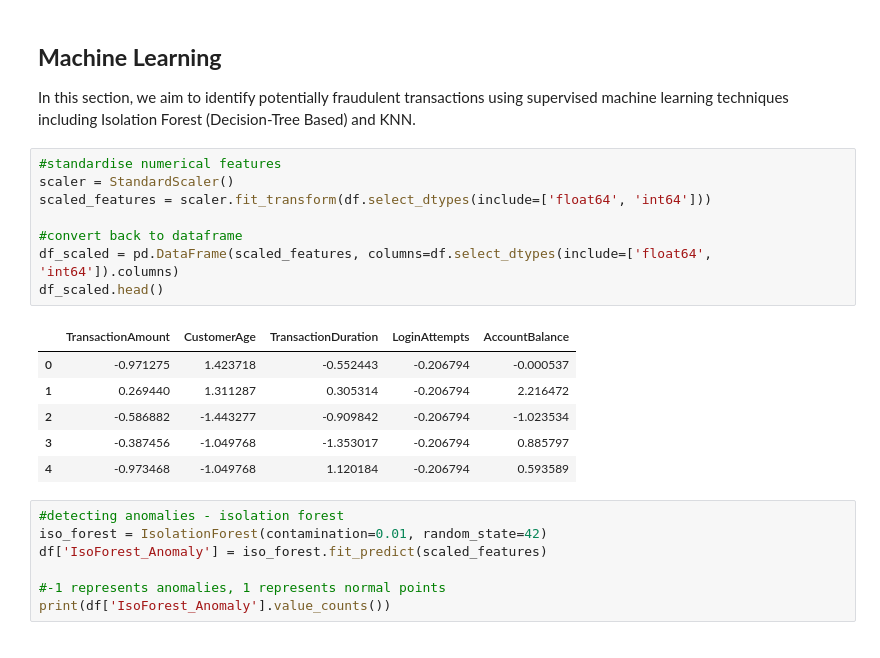
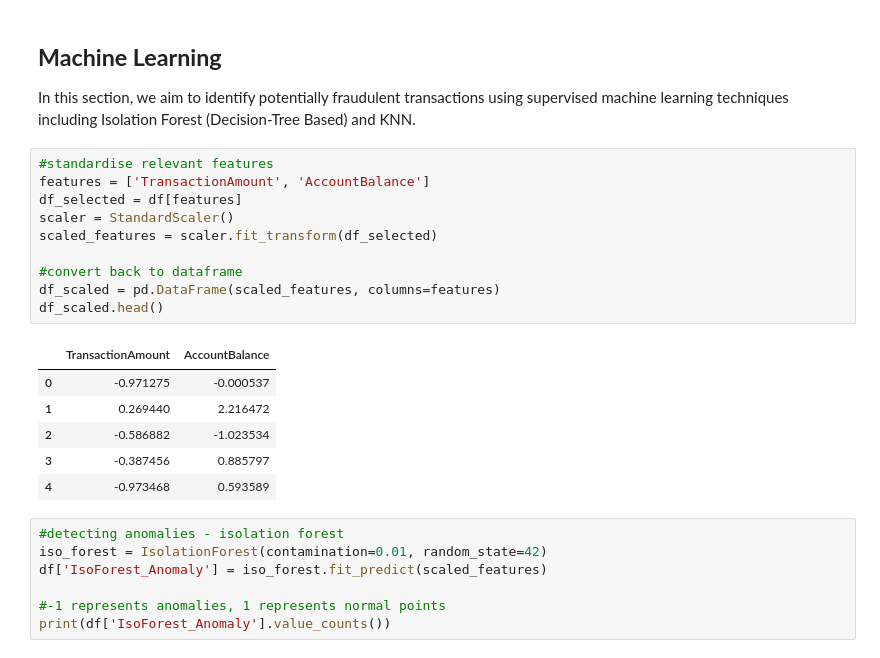
Before and after one commit to briannemcgrath/PFDA, a Jupyter notebook: project/project.ipynb, the cells around one changed output. Cells and saved outputs as stored; diff of their text form.

```diff
--- a/project/project.ipynb
+++ b/project/project.ipynb
@@ -639,20 +639,22 @@ ___
 ## **Machine Learning**
 In this section, we aim to identify potentially fraudulent transactions using supervised machine learning techniques including Isolation Forest (Decision-Tree Based) and KNN.
 # %%
-#standardise numerical features
+#standardise relevant features
+features = ['TransactionAmount', 'AccountBalance']
+df_selected = df[features]
 scaler = StandardScaler()
-scaled_features = scaler.fit_transform(df.select_dtypes(include=['float64', 'int64']))
+scaled_features = scaler.fit_transform(df_selected)
 
 #convert back to dataframe
-df_scaled = pd.DataFrame(scaled_features, columns=df.select_dtypes(include=['float64', 'int64']).columns)
+df_scaled = pd.DataFrame(scaled_features, columns=features)
 df_scaled.head()
 # %% [output]
-|  | TransactionAmount | CustomerAge | TransactionDuration | LoginAttempts | AccountBalance |
-| 0 | -0.971275 | 1.423718 | -0.552443 | -0.206794 | -0.000537 |
-| 1 | 0.269440 | 1.311287 | 0.305314 | -0.206794 | 2.216472 |
-| 2 | -0.586882 | -1.443277 | -0.909842 | -0.206794 | -1.023534 |
-| 3 | -0.387456 | -1.049768 | -1.353017 | -0.206794 | 0.885797 |
-| 4 | -0.973468 | -1.049768 | 1.120184 | -0.206794 | 0.593589 |
+|  | TransactionAmount | AccountBalance |
+| 0 | -0.971275 | -0.000537 |
+| 1 | 0.269440 | 2.216472 |
+| 2 | -0.586882 | -1.023534 |
+| 3 | -0.387456 | 0.885797 |
+| 4 | -0.973468 | 0.593589 |
 # %%
 #detecting anomalies - isolation forest
 iso_forest = IsolationForest(contamination=0.01, random_state=42)
```
Also changed, not shown: parts of 13 cells of this notebook, 1 other file.
